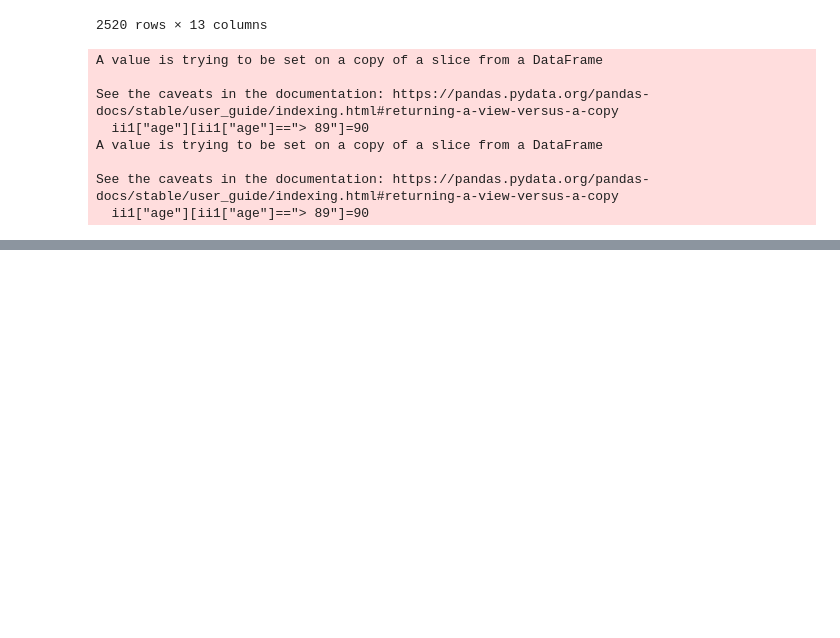
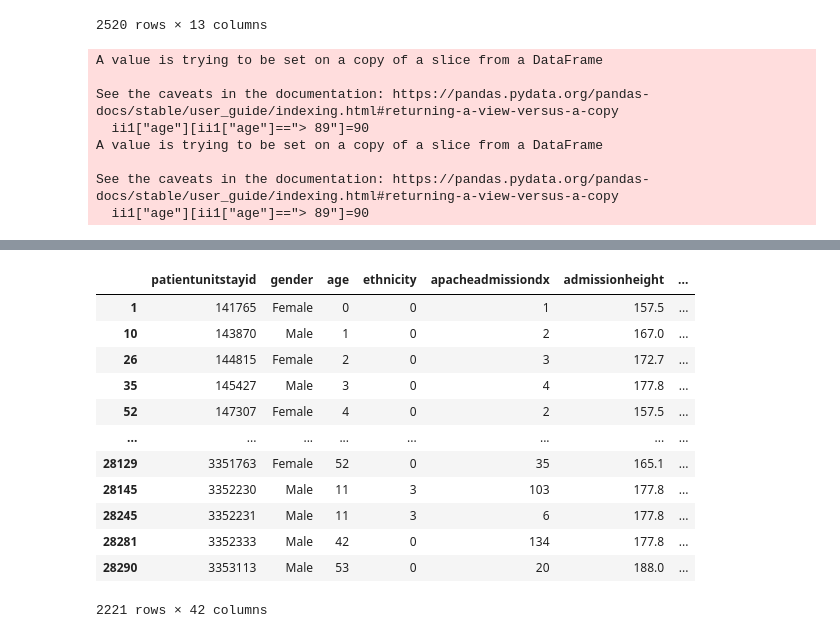
Before and after one commit to eduruiz00/dedalus-datathon, a Jupyter notebook: Clasi.ipynb, the cells around one changed output, grey strips where cells are left out. Saved outputs shown, nothing was run; the diff lists cells and outputs as text; code cells hidden in the pictures; blank space fills up the shorter version.

```diff
--- a/Clasi.ipynb
+++ b/Clasi.ipynb
@@ -152,3 +212,21 @@ ii1 = pd.merge(ii1, pres_adm_drug, on="patientunitstayid", how="left")
+# %%
+ii1.drop(ii1.index[ii1['admitdxtext'] == 0], inplace=True)
+ii1=ii1.drop_duplicates(subset=['patientunitstayid'], keep="first")
+ii1
+# %% [output]
+|  | patientunitstayid | gender | age | ethnicity | apacheadmissiondx | admissionheight | ... |
+| 1 | 141765 | Female | 0 | 0 | 1 | 157.5 | ... |
+| 10 | 143870 | Male | 1 | 0 | 2 | 167.0 | ... |
+| 26 | 144815 | Female | 2 | 0 | 3 | 172.7 | ... |
+| 35 | 145427 | Male | 3 | 0 | 4 | 177.8 | ... |
+| 52 | 147307 | Female | 4 | 0 | 2 | 157.5 | ... |
+| ... | ... | ... | ... | ... | ... | ... | ... |
+| 28129 | 3351763 | Female | 52 | 0 | 35 | 165.1 | ... |
+| 28145 | 3352230 | Male | 11 | 3 | 103 | 177.8 | ... |
+| 28245 | 3352231 | Male | 11 | 3 | 6 | 177.8 | ... |
+| 28281 | 3352333 | Male | 42 | 0 | 134 | 177.8 | ... |
+| 28290 | 3353113 | Male | 53 | 0 | 20 | 188.0 | ... |
+2221 rows × 42 columns
 # %%
 n_days=tables["apachePatientResult"]["actualhospitallos"]
 ids=tables["apachePatientResult"]["patientunitstayid"]
```
Also changed, not shown: parts of 16 cells of this notebook.
